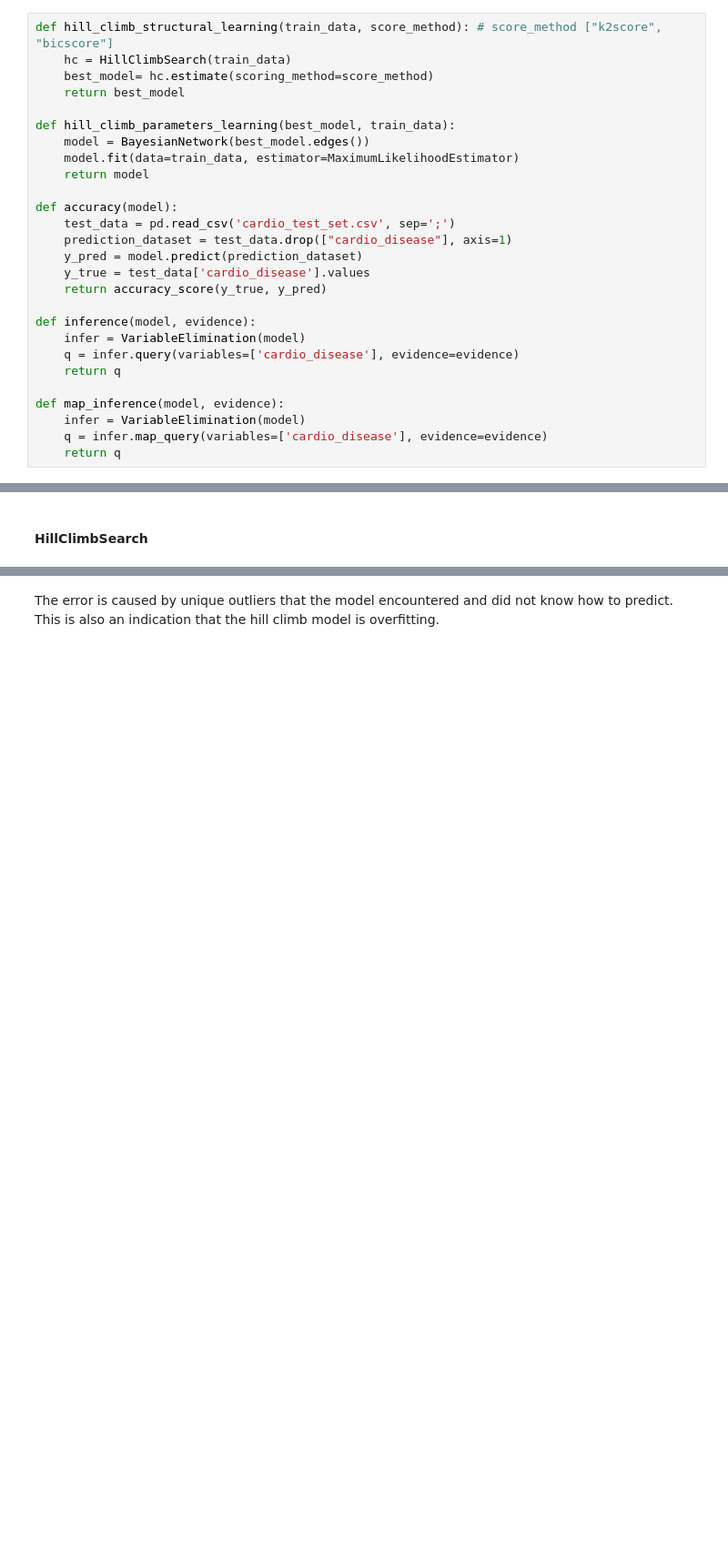
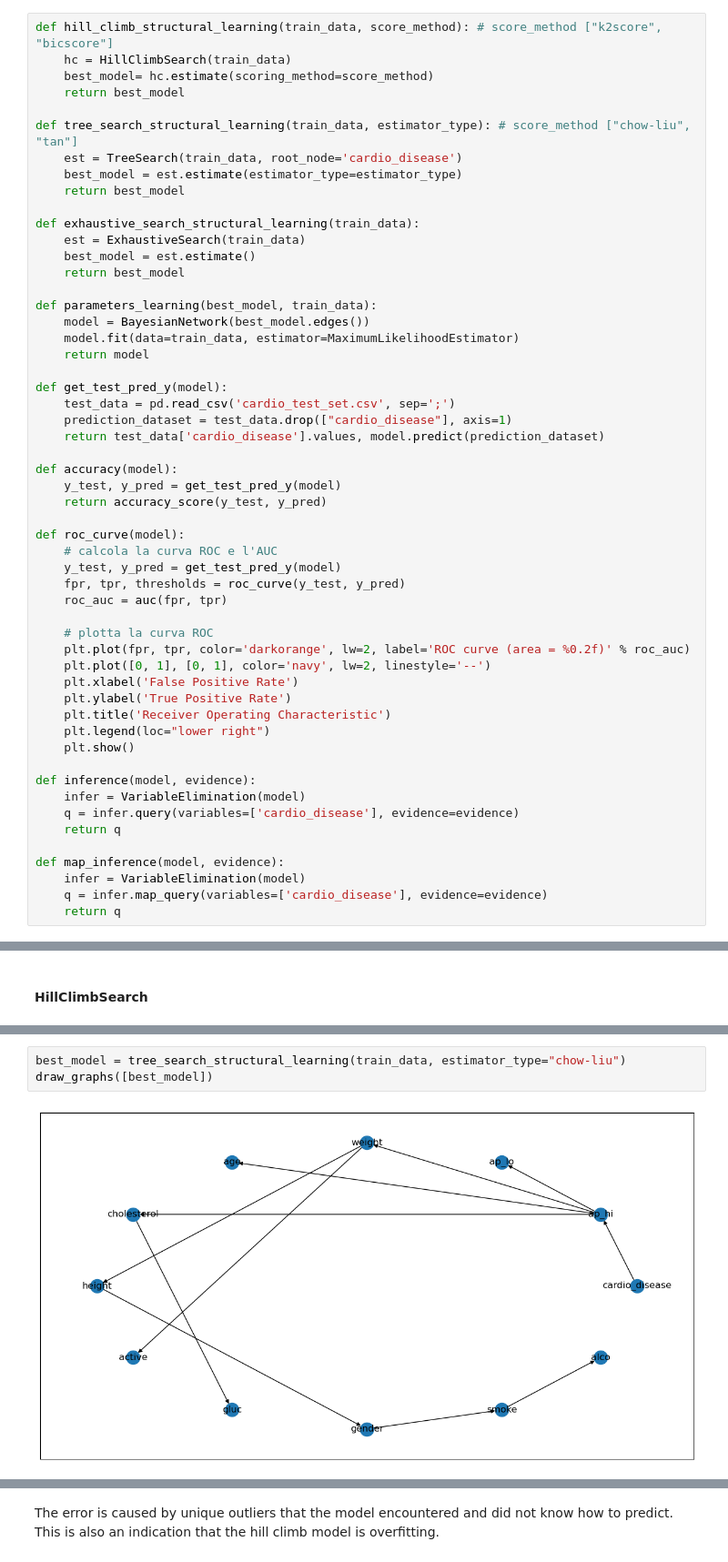
Before and after one commit to wredan/cardiovascular-disease-bayesian-network, a Jupyter notebook: cardiovascular_desease.ipynb, the cells around one changed output, grey strips where cells are left out. Shown at 91% size. Drawn from its saved outputs; the diff is of its cells as text; blank space fills up the shorter version.

Commit message:
feat: introducing exhaustive

```diff
--- a/cardiovascular_desease.ipynb
+++ b/cardiovascular_desease.ipynb
@@ -189,17 +192,44 @@ def hill_climb_structural_learning(train_data, score_method): # score_method ["k
     best_model= hc.estimate(scoring_method=score_method)
     return best_model
 
-def hill_climb_parameters_learning(best_model, train_data):
+def tree_search_structural_learning(train_data, estimator_type): # score_method ["chow-liu", "tan"]
+    est = TreeSearch(train_data, root_node='cardio_disease')
+    best_model = est.estimate(estimator_type=estimator_type)
+    return best_model
+
+def exhaustive_search_structural_learning(train_data):
+    est = ExhaustiveSearch(train_data)
+    best_model = est.estimate()
+    return best_model
+
+def parameters_learning(best_model, train_data):
     model = BayesianNetwork(best_model.edges())
     model.fit(data=train_data, estimator=MaximumLikelihoodEstimator)
     return model
 
-def accuracy(model):
+def get_test_pred_y(model):
     test_data = pd.read_csv('cardio_test_set.csv', sep=';')
     prediction_dataset = test_data.drop(["cardio_disease"], axis=1)
-    y_pred = model.predict(prediction_dataset)
-    y_true = test_data['cardio_disease'].values
-    return accuracy_score(y_true, y_pred)
+    return test_data['cardio_disease'].values, model.predict(prediction_dataset)
+
+def accuracy(model):
+    y_test, y_pred = get_test_pred_y(model)
+    return accuracy_score(y_test, y_pred)
+
+def roc_curve(model):
+    # calcola la curva ROC e l'AUC
+    y_test, y_pred = get_test_pred_y(model)
+    fpr, tpr, thresholds = roc_curve(y_test, y_pred)
+    roc_auc = auc(fpr, tpr)
+
+    # plotta la curva ROC
+    plt.plot(fpr, tpr, color='darkorange', lw=2, label='ROC curve (area = %0.2f)' % roc_auc)
+    plt.plot([0, 1], [0, 1], color='navy', lw=2, linestyle='--')
+    plt.xlabel('False Positive Rate')
+    plt.ylabel('True Positive Rate')
+    plt.title('Receiver Operating Characteristic')
+    plt.legend(loc="lower right")
+    plt.show()
 
 def inference(model, evidence):
     infer = VariableElimination(model)
@@ -241 +271,6 @@ draw_graphs([best_model])
+# %%
+best_model = tree_search_structural_learning(train_data, estimator_type="chow-liu")
+draw_graphs([best_model])
+# %% [output]
+[figure, added]
 # %%
```
Also changed, not shown: parts of 13 cells of this notebook.
